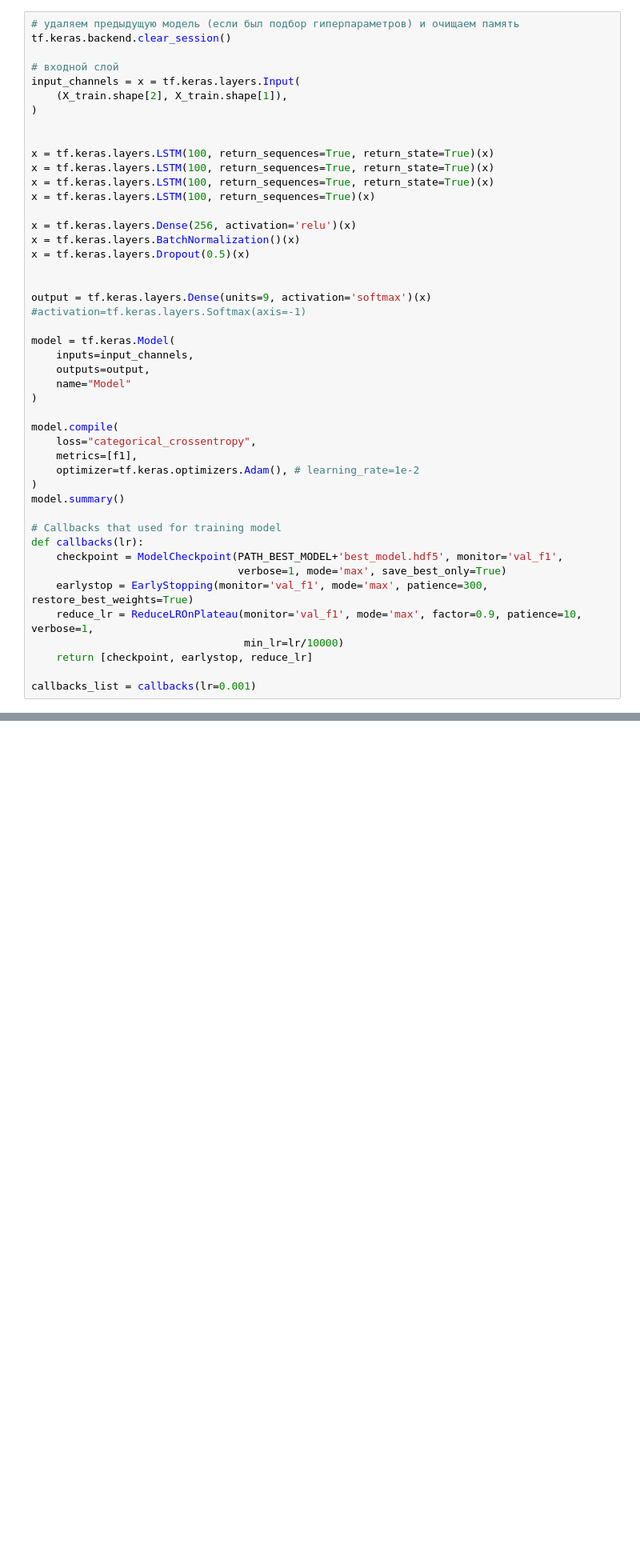
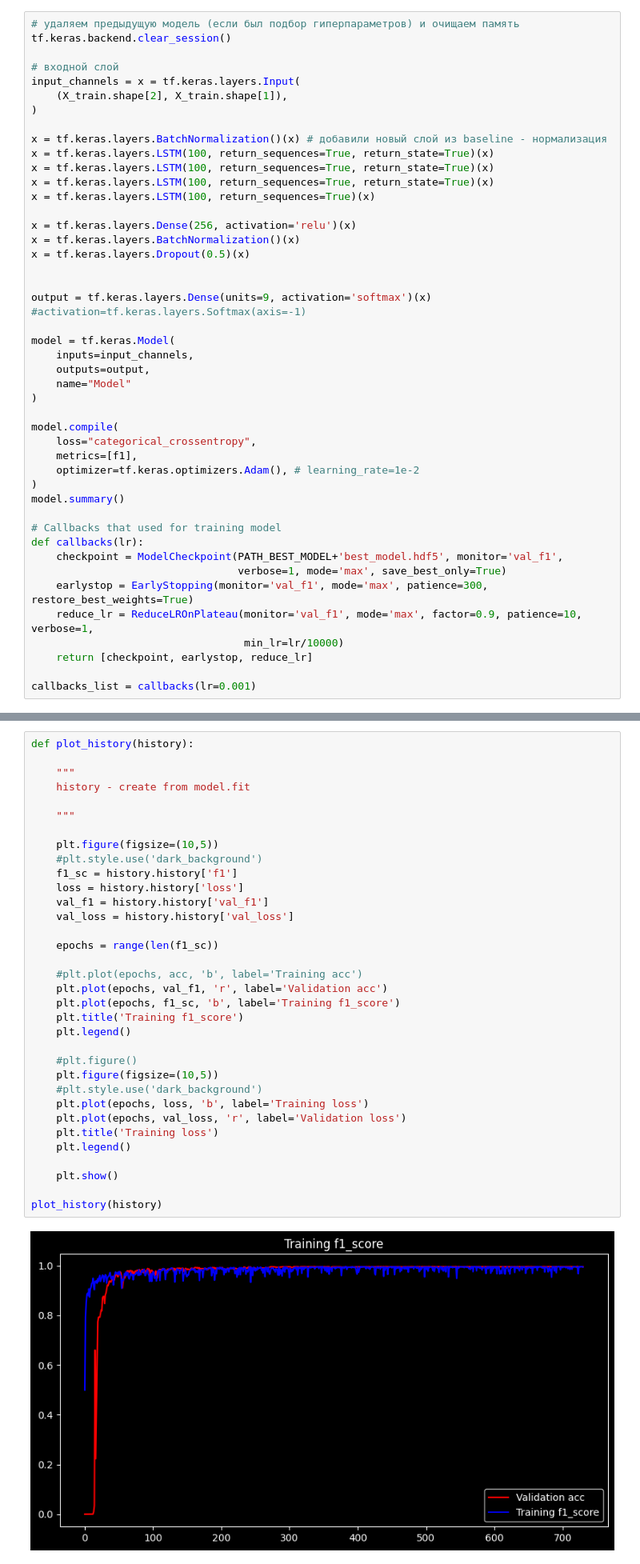
Before and after one commit to Alex1iv/Motorica_2, a Jupyter notebook: 3_0_NN_lstm.ipynb, the cells around one changed output, grey strips where cells are left out. Shown at 80% size. Drawn from its saved outputs; the diff is of its cells as text; blank space fills up the shorter version.

```diff
--- a/3_0_NN_lstm.ipynb
+++ b/3_0_NN_lstm.ipynb
@@ -412,7 +412,7 @@ input_channels = x = tf.keras.layers.Input(
     (X_train.shape[2], X_train.shape[1]),
 )
 
-
+x = tf.keras.layers.BatchNormalization()(x) # добавили новый слой из baseline - нормализация
 x = tf.keras.layers.LSTM(100, return_sequences=True, return_state=True)(x)
 x = tf.keras.layers.LSTM(100, return_sequences=True, return_state=True)(x)
 x = tf.keras.layers.LSTM(100, return_sequences=True, return_state=True)(x)
@@ -502,0 +507,36 @@ Epoch 590: ReduceLROnPlateau reducing learning rate to 4.638398286260781e-06.
+# %%
+def plot_history(history):
+
+    """
+    history - create from model.fit
+
+    """
+
+    plt.figure(figsize=(10,5))
+    #plt.style.use('dark_background')
+    f1_sc = history.history['f1']
+    loss = history.history['loss']
+    val_f1 = history.history['val_f1']
+    val_loss = history.history['val_loss']
+
+    epochs = range(len(f1_sc))
+
+    #plt.plot(epochs, acc, 'b', label='Training acc')
+    plt.plot(epochs, val_f1, 'r', label='Validation acc')
+    plt.plot(epochs, f1_sc, 'b', label='Training f1_score')
+    plt.title('Training f1_score')
+    plt.legend()
+
+    #plt.figure()
+    plt.figure(figsize=(10,5))
+    #plt.style.use('dark_background')
+    plt.plot(epochs, loss, 'b', label='Training loss')
+    plt.plot(epochs, val_loss, 'r', label='Validation loss')
+    plt.title('Training loss')
+    plt.legend()
+
+    plt.show()
+
+plot_history(history)
+# %% [output]
+[figure, added]
```
Also changed, not shown: parts of 13 cells of this notebook, 5 other files.
